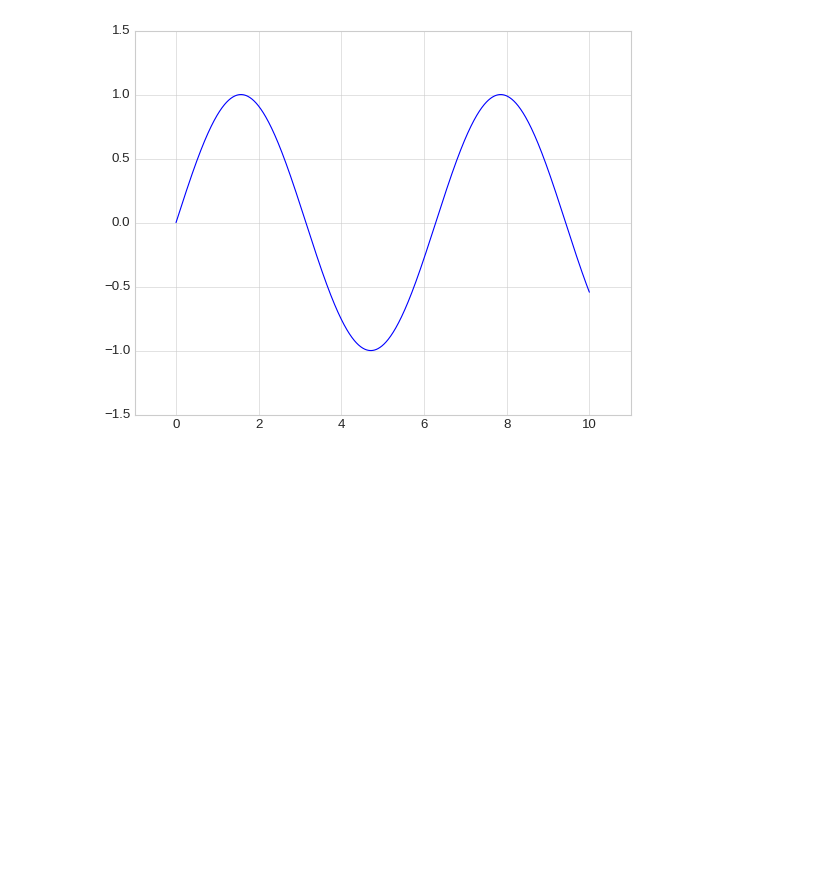
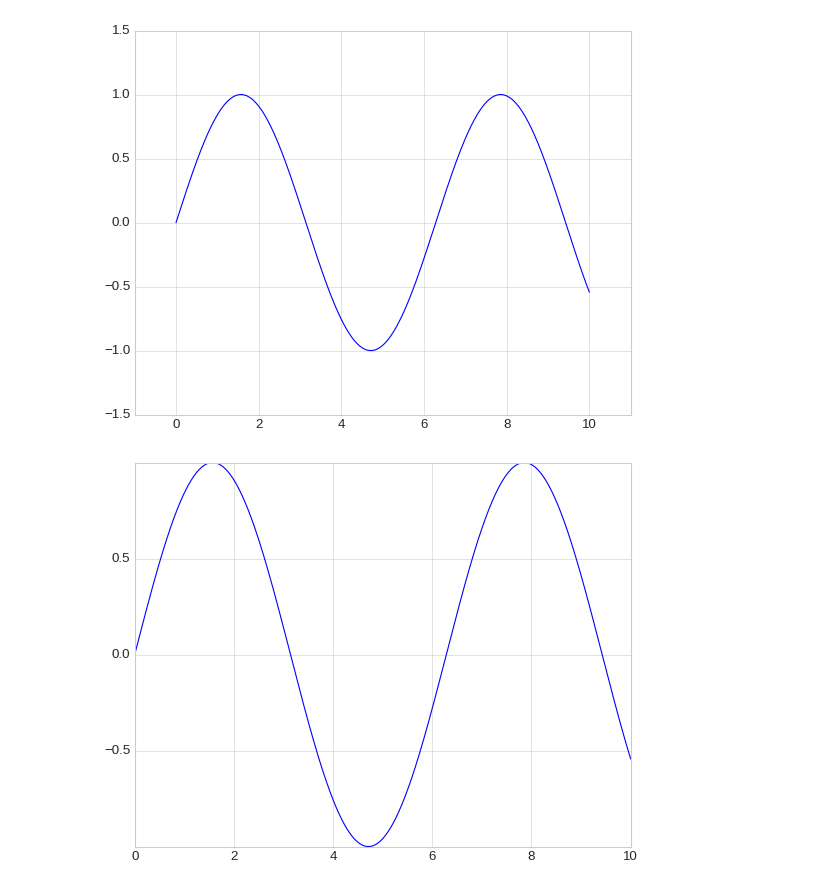
Before and after one commit to hexu1985/python-data-science-examples, a Jupyter notebook: Python.Data.Science.Handbook/code/chapter-04/chapter04.ipynb, the cells around one changed output. Saved outputs shown, nothing was run; the diff lists cells and outputs as text; code cells hidden in the pictures; blank space fills up the shorter version.

```diff
--- a/Python.Data.Science.Handbook/code/chapter04.ipynb
+++ b/Python.Data.Science.Handbook/code/chapter-04/chapter04.ipynb
@@ -181,3 +181,9 @@ plt.axis([-1, 11, -1.5, 1.5])
 plt.show()
 # %% [output]
 [figure]
+# %%
+plt.plot(x, np.sin(x))
+plt.axis('tight')
+plt.show()
+# %% [output]
+[figure, added]
```
Also changed, not shown: parts of 6 cells of this notebook, 1 other file.
